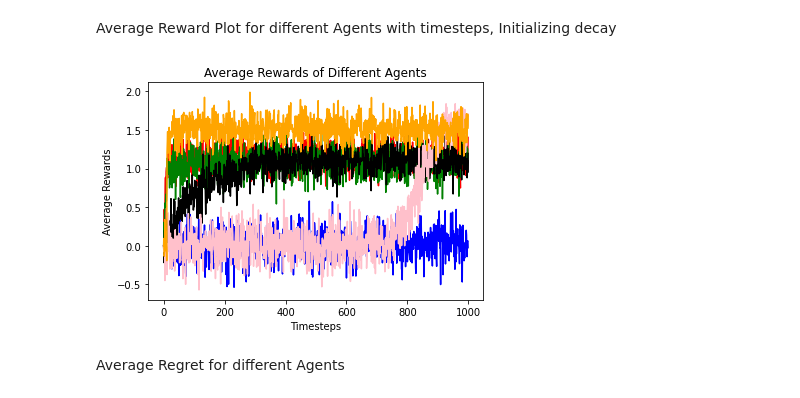
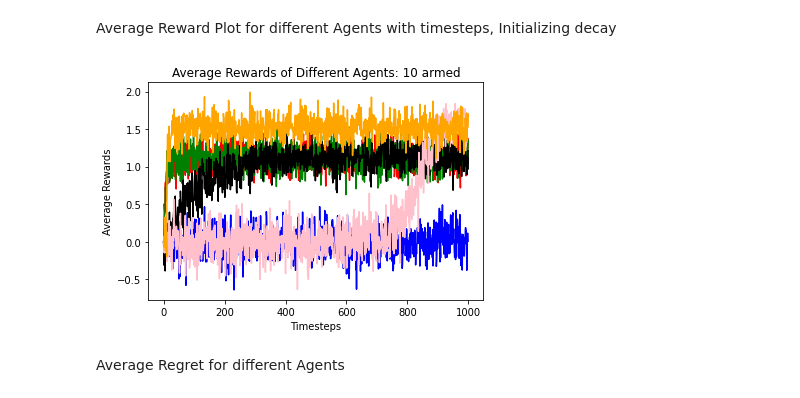
Before and after one commit to Romit-Mohanty-1/CS698R-ROMIT-MOHANTY-190720-ASSIGN-1, a Jupyter notebook: 10_armed_bandit.ipynb, the cells around one changed output. Cells and saved outputs as stored; diff of their text form; code cells hidden in the pictures.

```diff
--- a/10_armed_bandit.ipynb
+++ b/10_armed_bandit.ipynb
@@ -25,12 +55,8 @@ Set global seed for both random and numpy.random
 # %%
-import gym
-import numpy as np
-import math
-import random
-from matplotlib import pyplot as plt
+
 random.seed(3)
 np.random.seed(3)
-env=gym.make('Assignment_1:tenArmedGaussianBandit-v0')
+env=gym.make('Assignment_1:tenArmedGaussianBandit-v0',mu=params["mu"],sigma=params["sigma"],arms=params["arms"])
 episodes = 10
 for episode in range(1,episodes+1):
     state=env.reset()
@@ -254,12 +262,14 @@ def UCBexploration(env,params):
 # %% [markdown]
 Creating 50 different probability distribution for creating 50 different Environments. Also simultaneously creating V* and Q* tables.
 # %%
+random.seed(3)
+np.random.seed(3)
 envs=[]
 q_star=[]
 v_star=[]
 for i in range(50):
         # envs is a list of environments
-    env=gym.make('Assignment_1:tenArmedGaussianBandit-v0')
+    env=gym.make('Assignment_1:tenArmedGaussianBandit-v0',mu=params["mu"],sigma=params["sigma"],arms=params["arms"])
     envs.append(env)
     q_star.append(envs[i].mean_rewards)
     v_star.append(np.amax(q_star[i]))
@@ -286,10 +296,10 @@ for i in range(params["maxEpisodes"]):
 plt.plot(np.arange(0,params["maxEpisodes"]),avg_rewards1, color='r')
 # plt.ylabel('Average Rewards per timesteps')
 # plt.xlabel('Timesteps')
-# plt.title('PureExploitation:Average rewards recieved vs timestep 2armedBandit')
-# plt.savefig(' PureExploitation-2armedBandit Average rewards recieved vs timestep .pdf')
-# plt.close()
-# print(np.shape(Rewards1))
+# plt.title('PureExploitation:Average rewards recieved vs timestep 10armedBandit')
+# plt.savefig(' PureExploitation-10armedBandit Average rewards recieved vs timestep .pdf')
+# # plt.close()
+# # print(np.shape(Rewards1))
 
 Rewards2=[]
 for i in range(params["no_envs"]):
@@ -307,9 +317,9 @@ for i in range(params["maxEpisodes"]):
 plt.plot(np.arange(0,params["maxEpisodes"]),avg_rewards2, color='blue')
 # plt.ylabel('Average Rewards per timesteps')
 # plt.xlabel('Timesteps')
-# plt.title('PureExploration:Average rewards recieved vs timestep 2armedBandit')
-# plt.savefig(' PureExploration-2armedBandit Average rewards recieved vs timestep .pdf')
-# plt.close()
+# plt.title('PureExploration:Average rewards recieved vs timestep 10armedBandit')
+# plt.savefig(' PureExploration-10armedBandit Average rewards recieved vs timestep .pdf')
+# # plt.close()
 
 Rewards3=[]
 for i in range(params["no_envs"]):
@@ -327,9 +337,9 @@ for i in range(params["maxEpisodes"]):
 plt.plot(np.arange(0,params["maxEpisodes"]),avg_rewards3, color='green')
 # plt.ylabel('Average Rewards per timesteps')
 # plt.xlabel('Timesteps')
-# plt.title('epsilonGreedy:Average rewards recieved vs timestep 2armedBandit')
-# plt.savefig(' epsilonGreedy- 2armedBandit Average rewards recieved vs timestep.pdf')
-# plt.close()
+# plt.title('epsilonGreedy:Average rewards recieved vs timestep 10armedBandit')
+# plt.savefig(' epsilonGreedy- 10armedBandit Average rewards recieved vs timestep.pdf')
+# # plt.close()
 
 Rewards4=[]
 for i in range(params["no_envs"]):
@@ -347,9 +357,9 @@ for i in range(params["maxEpisodes"]):
 plt.plot(np.arange(0,params["maxEpisodes"]),avg_rewards4, color='black')
 # plt.ylabel('Average Rewards per timesteps')
 # plt.xlabel('Timesteps')
-# plt.title('decayingEpsilonGreedy:Average rewards recieved vs timestep 2armedBandit')
-# plt.savefig(' decayingEpsilonGreedy-2armedBandit Average rewards recieved vs timestep .pdf')
-# plt.close()
+# plt.title('decayingEpsilonGreedy:Average rewards recieved vs timestep 10armedBandit')
+# plt.savefig(' decayingEpsilonGreedy-10armedBandit Average rewards recieved vs timestep .pdf')
+# # plt.close()
 
 Rewards5=[]
 for i in range(params["no_envs"]):
@@ -361,41 +371,41 @@ for i in range(params["no_envs"]):
 Rewards5=np.transpose(Rewards5)
 # print(Rewards[23])
 avg_rewards5=[]
 for i in range(params["maxEpisodes"]):
     avg_rewards5.append(np.sum(Rewards5[i])/params["no_envs"])
 # print(np.shape(avg_rewards))
 plt.plot(np.arange(0,params["maxEpisodes"]),avg_rewards5,color='pink')
-# # plt.ylabel('Average Rewards per timesteps')
-# # plt.xlabel('Timesteps')
-# # plt.title('softMaxExploration:Average rewards recieved vs timestep 2armedBandit')
-# # plt.savefig('softMaxExploration-2armedBandit Average rewards recieved vs timestep .pdf')
+# plt.ylabel('Average Rewards per timesteps')
+# plt.xlabel('Timesteps')
+# plt.title('softMaxExploration:Average rewards recieved vs timestep 10armedBandit')
+# plt.savefig('softMaxExploration-10armedBandit Average rewards recieved vs timestep .pdf')
 # # plt.close()
 
 Rewards6=[]
 for i in range(params["no_envs"]):
 
     Q_est,R,actions =UCBexploration(envs[i],params)
     # print(np.shape(R))
     Rewards6.append(R)
     # print(i)
 Rewards6=np.transpose(Rewards6)
 # print(Rewards[23])
 avg_rewards6=[]
 for i in range(params["maxEpisodes"]):
     avg_rewards6.append(np.sum(Rewards6[i])/params["no_envs"])
 # print(np.shape(avg_rewards))
 plt.plot(np.arange(0,params["maxEpisodes"]),avg_rewards6, color='orange')
 # plt.ylabel('Average Rewards per timesteps')
 # plt.xlabel('Timesteps')
-# plt.title('UCBexploration:Average rewards recieved vs timestep 2armedBandit')
-# plt.savefig(' UCBexploration-2armedBandit Average rewards recieved vs timestep .pdf')
-plt.title("Average Rewards of Different Agents")
+# plt.title('UCBexploration:Average rewards recieved vs timestep 10armedBandit')
+# plt.savefig(' UCBexploration-10armedBandit Average rewards recieved vs timestep .pdf')
+plt.title("Average Rewards of Different Agents: 10 armed")
 plt.xlabel('Timesteps')
 plt.ylabel("Average Rewards")
 plt.savefig("Average Rewards of Different Agents-10 armed bandit.pdf")
 # plt.close()
 # %% [output]
-[figure, old version]
+[figure, new version]
 # %% [markdown]
 Average Regret for different Agents
 # %%
```
Also changed, not shown: parts of 8 cells of this notebook, 34 other files.
